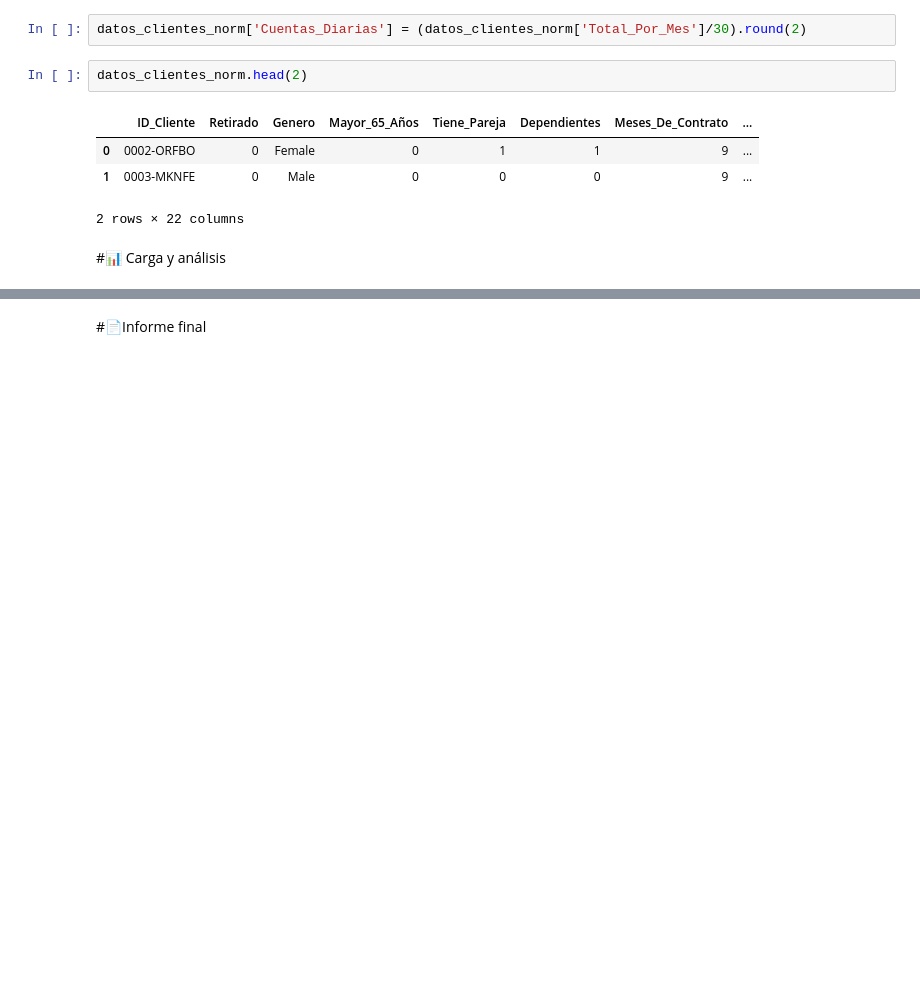
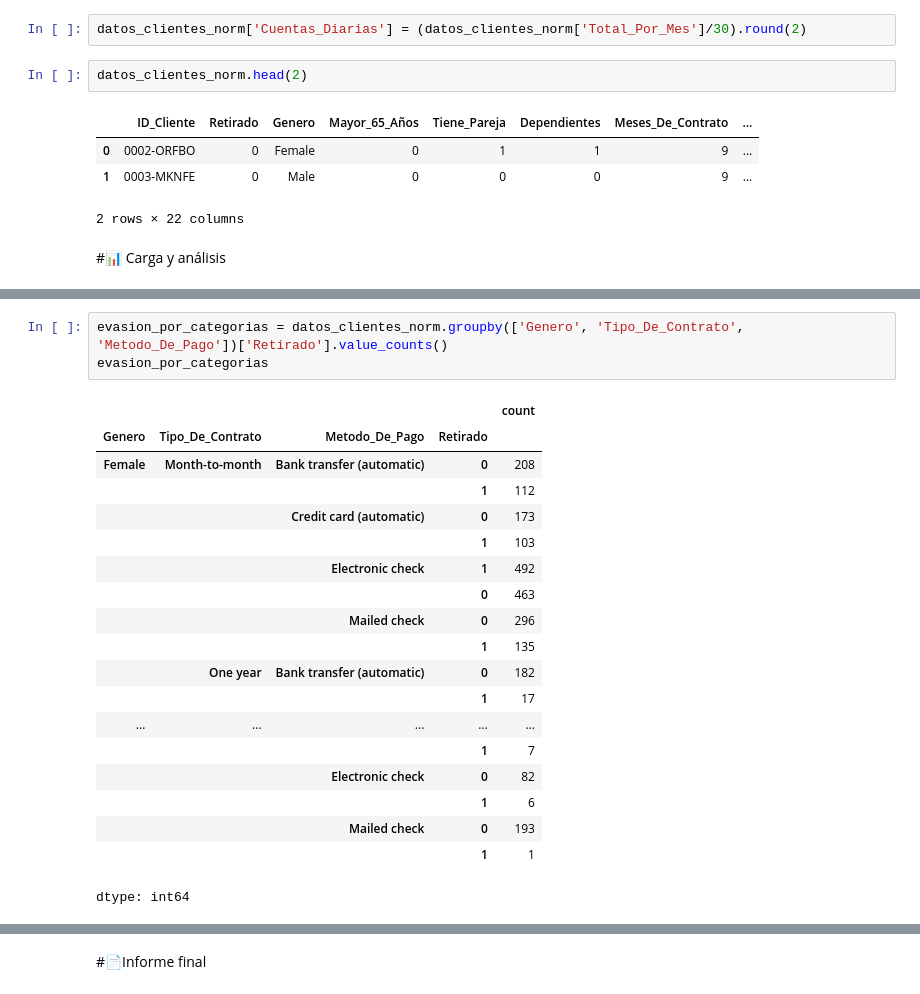
Before and after one commit to Viera1624/TelecomX_LATAM, a Jupyter notebook: telecomx_latam.ipynb, the cells around one changed output, grey strips where cells are left out. Saved outputs shown, nothing was run; the diff lists cells and outputs as text; blank space fills up the shorter version.

```diff
--- a/telecomx_latam.ipynb
+++ b/telecomx_latam.ipynb
@@ -267,0 +352,23 @@ datos_clientes_norm.head(2)
+# %%
+evasion_por_categorias = datos_clientes_norm.groupby(['Genero', 'Tipo_De_Contrato', 'Metodo_De_Pago'])['Retirado'].value_counts()
+evasion_por_categorias
+# %% [output]
+|  |  |  |  | count |
+| Genero | Tipo_De_Contrato | Metodo_De_Pago | Retirado |  |
+| Female | Month-to-month | Bank transfer (automatic) | 0 | 208 |
+|  |  |  | 1 | 112 |
+|  |  | Credit card (automatic) | 0 | 173 |
+|  |  |  | 1 | 103 |
+|  |  | Electronic check | 1 | 492 |
+|  |  |  | 0 | 463 |
+|  |  | Mailed check | 0 | 296 |
+|  |  |  | 1 | 135 |
+|  | One year | Bank transfer (automatic) | 0 | 182 |
+|  |  |  | 1 | 17 |
+| ... | ... | ... | ... | ... |
+|  |  |  | 1 | 7 |
+|  |  | Electronic check | 0 | 82 |
+|  |  |  | 1 | 6 |
+|  |  | Mailed check | 0 | 193 |
+|  |  |  | 1 | 1 |
+dtype: int64
```
Also changed, not shown: parts of 25 cells of this notebook.
